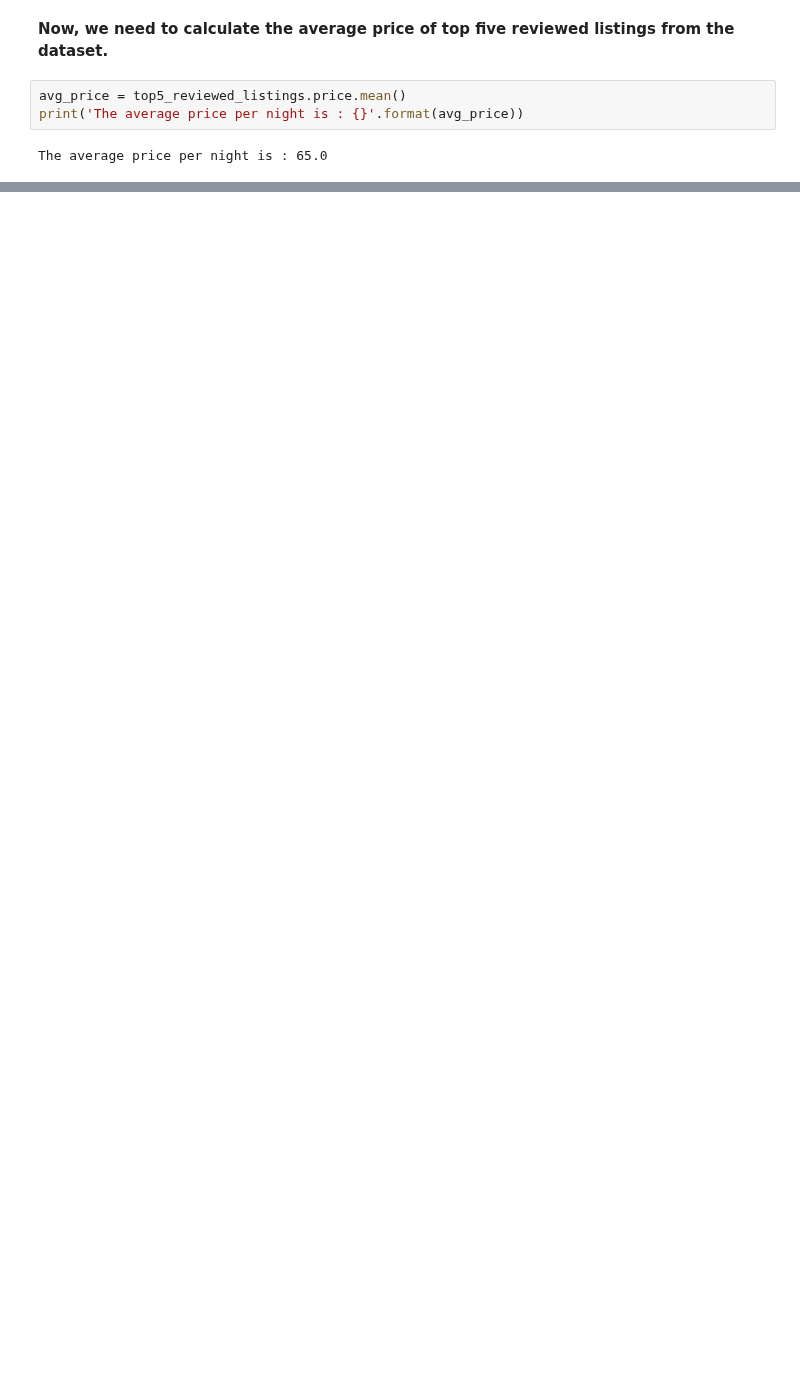
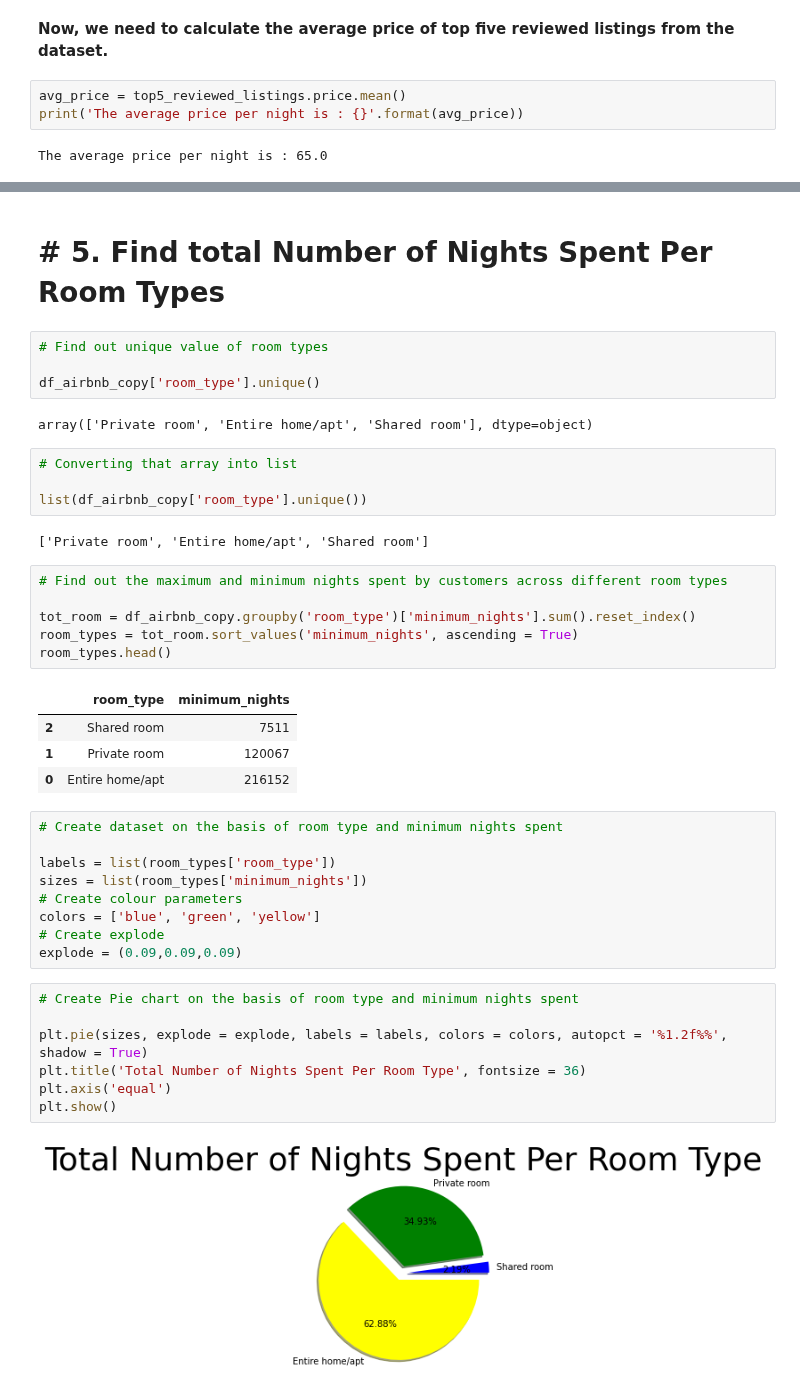
Before and after one commit to saptaksubhra/Airbnb-Bookings-Analysis, a Jupyter notebook: Airbnb_Bookings_Analysis_Capstone_Project.ipynb, the cells around one changed output, grey strips where cells are left out. Saved outputs shown, nothing was run; the diff lists cells and outputs as text; blank space fills up the shorter version.

```diff
--- a/Airbnb_Bookings_Analysis_Capstone_Project.ipynb
+++ b/Airbnb_Bookings_Analysis_Capstone_Project.ipynb
@@ -667,3 +677,46 @@ From this table, we have the top five reviewed listings in AirBNB dataset and we
 * Top number of reviews has 629 reviews.
 
 * 5 out of 5 are of 'Private room' type.
+# %% [markdown]
+# # 5. Find total Number of Nights Spent Per Room Types
+# %%
+# Find out unique value of room types
+
+df_airbnb_copy['room_type'].unique()
+# %% [output]
+array(['Private room', 'Entire home/apt', 'Shared room'], dtype=object)
+# %%
+# Converting that array into list
+
+list(df_airbnb_copy['room_type'].unique())
+# %% [output]
+['Private room', 'Entire home/apt', 'Shared room']
+# %%
+# Find out the maximum and minimum nights spent by customers across different room types
+
+tot_room = df_airbnb_copy.groupby('room_type')['minimum_nights'].sum().reset_index()
+room_types = tot_room.sort_values('minimum_nights', ascending = True)
+room_types.head()
+# %% [output]
+|  | room_type | minimum_nights |
+| 2 | Shared room | 7511 |
+| 1 | Private room | 120067 |
+| 0 | Entire home/apt | 216152 |
+# %%
+# Create dataset on the basis of room type and minimum nights spent
+
+labels = list(room_types['room_type'])
+sizes = list(room_types['minimum_nights'])
+# Create colour parameters
+colors = ['blue', 'green', 'yellow']
+# Create explode
+explode = (0.09,0.09,0.09)
+# %%
+# Create Pie chart on the basis of room type and minimum nights spent
+
+plt.pie(sizes, explode = explode, labels = labels, colors = colors, autopct = '%1.2f%%', shadow = True)
+plt.title('Total Number of Nights Spent Per Room Type', fontsize = 36)
+plt.axis('equal')
+plt.show()
+# %% [output]
+[figure, added]
```
Also changed, not shown: parts of 15 cells of this notebook.
